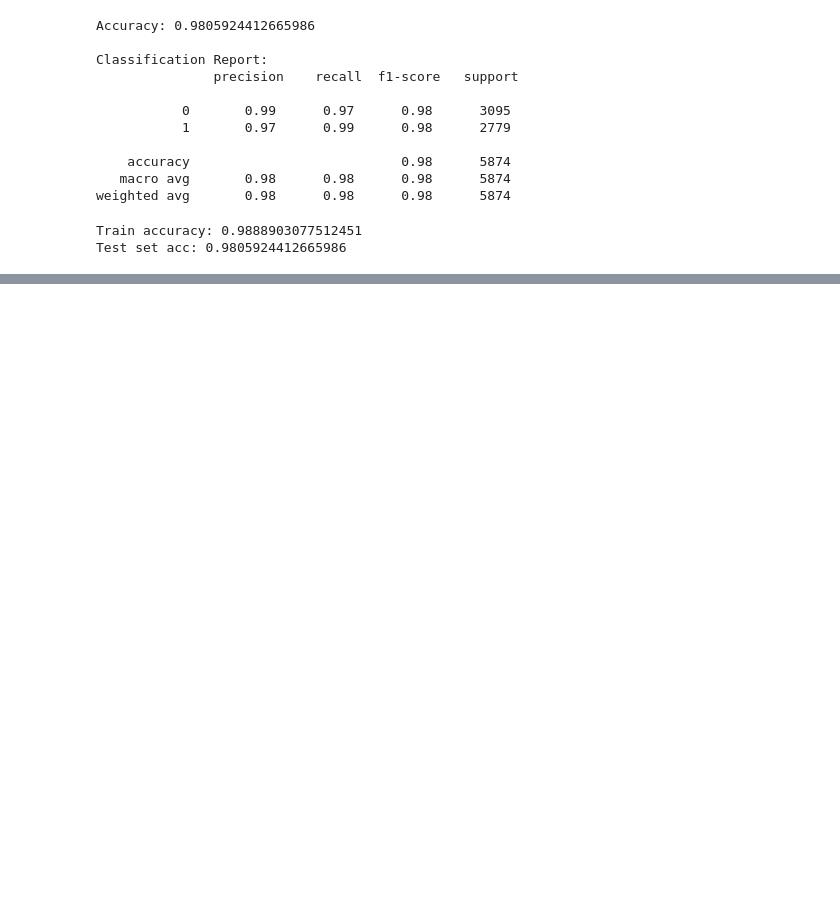
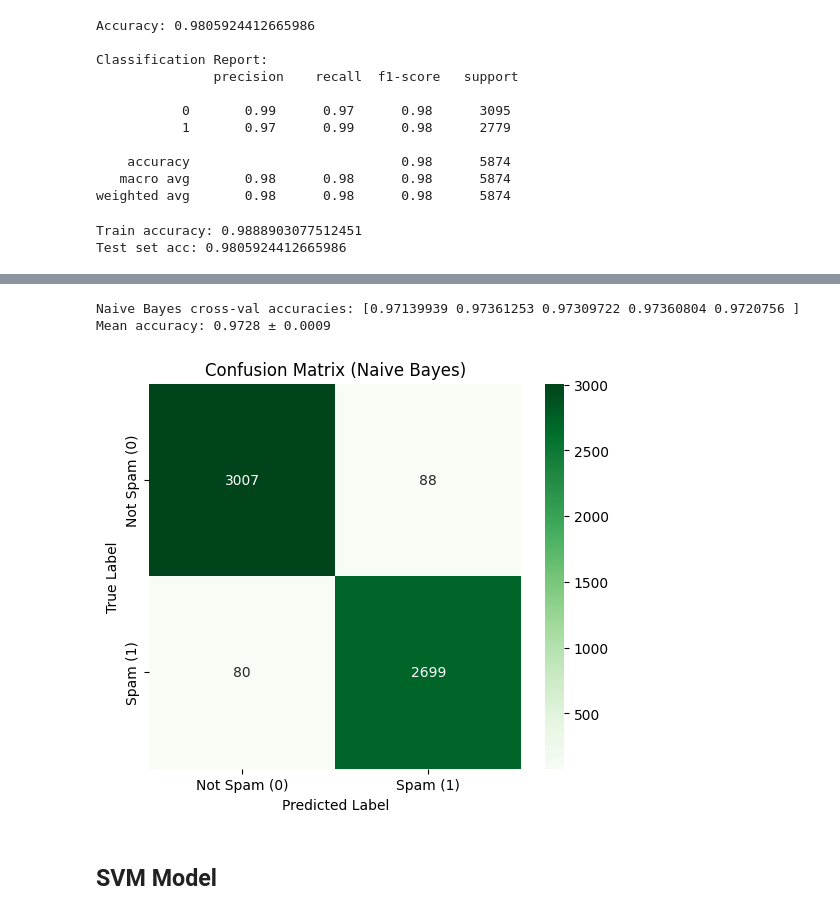
Before and after one commit to Hieuuum/phish-stx, a Jupyter notebook: notebooks/enron_1.ipynb, the cells around one changed output, grey strips where cells are left out. Saved outputs shown, nothing was run; the diff lists cells and outputs as text; code cells hidden in the pictures; blank space fills up the shorter version.

```diff
--- a/notebooks/enron_1.ipynb
+++ b/notebooks/enron_1.ipynb
@@ -366,0 +386,10 @@ plt.show()
+# %%
+from sklearn.naive_bayes import MultinomialNB
+
+nb_model = MultinomialNB()
+
+nb_model.fit(X_train, y_train)
+y_pred = nb_model.predict(X_test)
+
+print("Accuracy:", accuracy_score(y_test, y_pred))
+print("\nNaive Bayes Report:\n", classification_report(y_test, y_pred))
@@ -366,0 +408,31 @@ plt.show()
+# %%
+# Cross validation check
+cv = StratifiedKFold(n_splits=5, shuffle=True, random_state=42)
+scores = cross_val_score(nb_model, X_combined, y, cv=cv, scoring='accuracy')
+
+print("Naive Bayes cross-val accuracies:", scores)
+print("Mean accuracy: {:.4f} ± {:.4f}".format(scores.mean(), scores.std()))
+# %% [output]
+Naive Bayes cross-val accuracies: [0.97139939 0.97361253 0.97309722 0.97360804 0.9720756 ]
+Mean accuracy: 0.9728 ± 0.0009
+# %%
+cm_nb = confusion_matrix(y_test, y_pred)
+
+# Plot confusion matrix
+plt.figure(figsize=(6, 5))
+sns.heatmap(
+    cm_nb,
+    annot=True,
+    fmt='d',
+    cmap='Greens',
+    xticklabels=['Not Spam (0)', 'Spam (1)'],
+    yticklabels=['Not Spam (0)', 'Spam (1)']
+)
+plt.title('Confusion Matrix (Naive Bayes)')
+plt.xlabel('Predicted Label')
+plt.ylabel('True Label')
+plt.show()
+# %% [output]
+[figure, added]
+# %% [markdown]
+## SVM Model
```
Also changed, not shown: parts of 13 cells of this notebook.
